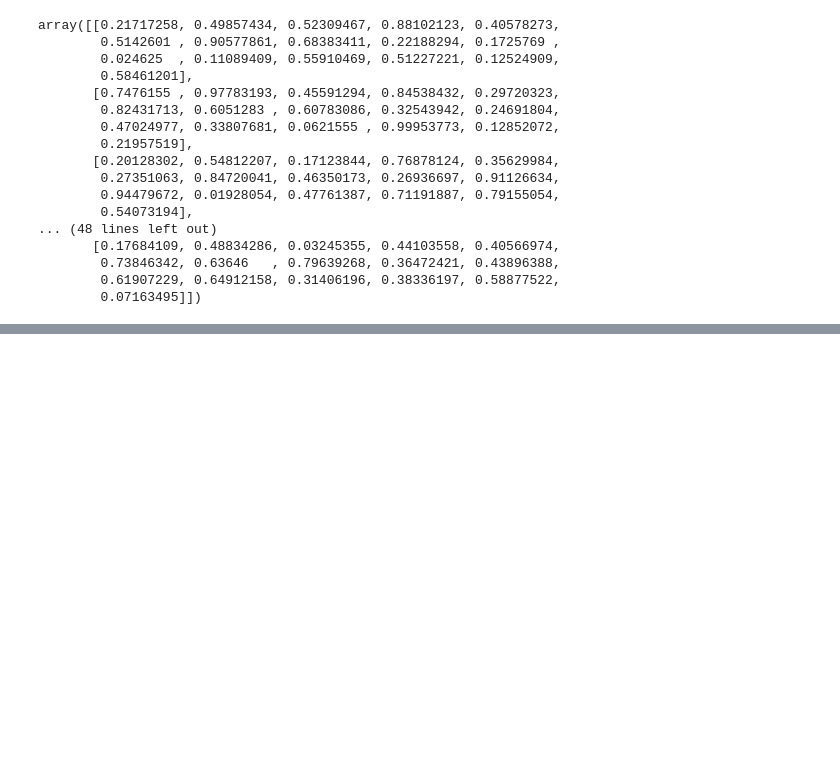
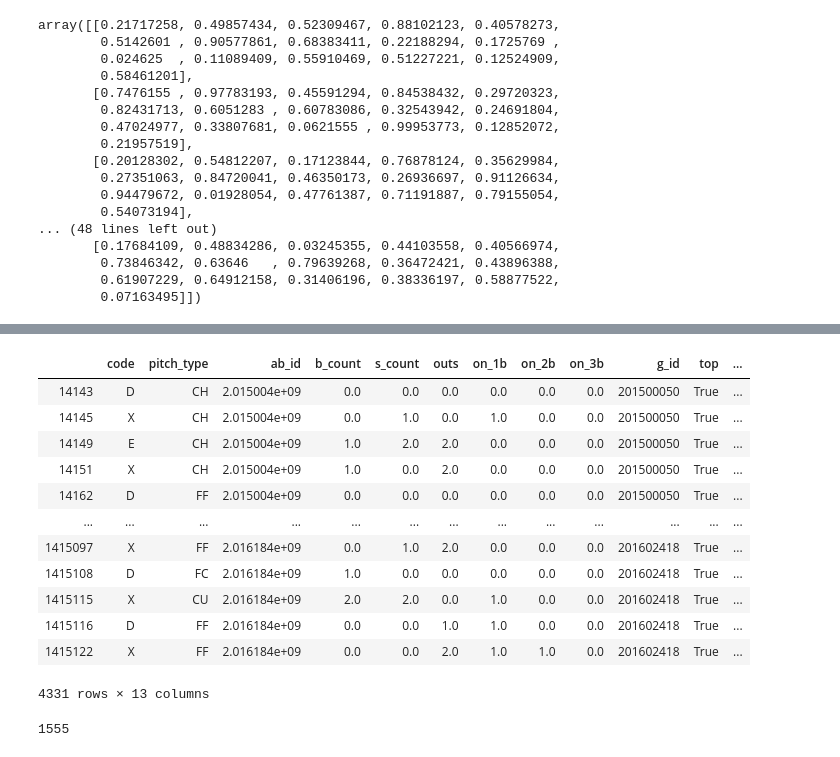
Before and after one commit to yowashi23/datathon-20, a Jupyter notebook: Model Making.ipynb, the cells around one changed output, grey strips where cells are left out. Cells and saved outputs as stored; diff of their text form; code cells hidden in the pictures; blank space fills up the shorter version.

```diff
--- a/Model Making.ipynb
+++ b/Model Making.ipynb
@@ -119,0 +152,18 @@ hou_2015
+# %%
+hou_201516_away.tail()
+len(hou_201516_away)
+hou_201516_away.loc[:,"code":]
+# %% [output]
+|  | code | pitch_type | ab_id | b_count | s_count | outs | on_1b | on_2b | on_3b | g_id | top | ... |
+| 14143 | D | CH | 2.015004e+09 | 0.0 | 0.0 | 0.0 | 0.0 | 0.0 | 0.0 | 201500050 | True | ... |
+| 14145 | X | CH | 2.015004e+09 | 0.0 | 1.0 | 0.0 | 1.0 | 0.0 | 0.0 | 201500050 | True | ... |
+| 14149 | E | CH | 2.015004e+09 | 1.0 | 2.0 | 2.0 | 0.0 | 0.0 | 0.0 | 201500050 | True | ... |
+| 14151 | X | CH | 2.015004e+09 | 1.0 | 0.0 | 2.0 | 0.0 | 0.0 | 0.0 | 201500050 | True | ... |
+| 14162 | D | FF | 2.015004e+09 | 0.0 | 0.0 | 0.0 | 0.0 | 0.0 | 0.0 | 201500050 | True | ... |
+| ... | ... | ... | ... | ... | ... | ... | ... | ... | ... | ... | ... | ... |
+| 1415097 | X | FF | 2.016184e+09 | 0.0 | 1.0 | 2.0 | 0.0 | 0.0 | 0.0 | 201602418 | True | ... |
+| 1415108 | D | FC | 2.016184e+09 | 1.0 | 0.0 | 0.0 | 0.0 | 0.0 | 0.0 | 201602418 | True | ... |
+| 1415115 | X | CU | 2.016184e+09 | 2.0 | 2.0 | 0.0 | 1.0 | 0.0 | 0.0 | 201602418 | True | ... |
+| 1415116 | D | FF | 2.016184e+09 | 0.0 | 0.0 | 1.0 | 1.0 | 0.0 | 0.0 | 201602418 | True | ... |
+| 1415122 | X | FF | 2.016184e+09 | 0.0 | 0.0 | 2.0 | 1.0 | 1.0 | 0.0 | 201602418 | True | ... |
+4331 rows × 13 columns
@@ -119,0 +188,6 @@ hou_2015
+# %%
+x_away = hou_201516_away.drop(['code','ab_id', 'g_id', 'top', 'away_team', 'home_team'], 1)
+y_away = hou_201516_away['code']
+y_away.sum()
+# %% [output]
+1555
```
Also changed, not shown: parts of 20 cells of this notebook, 1 other file.
